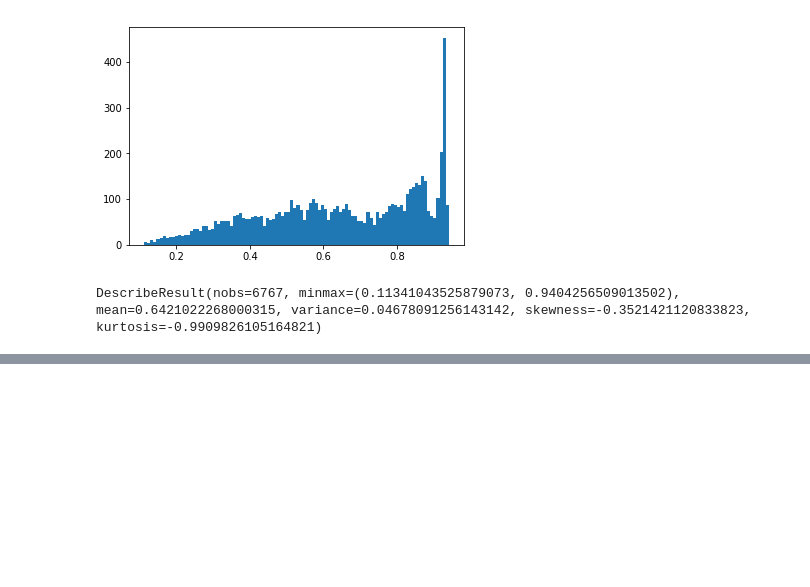
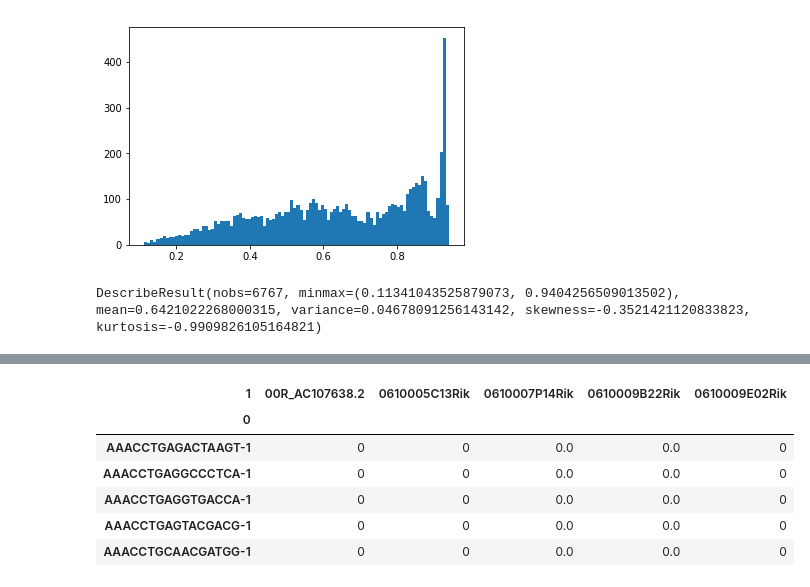
Before and after one commit to mxposed/sickle, a Jupyter notebook: 05-catboost-mca/main.ipynb, the cells around one changed output, grey strips where cells are left out. Cells and saved outputs as stored; diff of their text form; code cells hidden in the pictures; blank space fills up the shorter version.

```diff
--- a/05-catboost-mca/main.ipynb
+++ b/05-catboost-mca/main.ipynb
@@ -149,0 +179,10 @@ model.save_model('./mca-lung-1')
+# %%
+sc1input.iloc[:5,:5]
+# %% [output]
+| 1 | 00R_AC107638.2 | 0610005C13Rik | 0610007P14Rik | 0610009B22Rik | 0610009E02Rik |
+| 0 |  |  |  |  |  |
+| AAACCTGAGACTAAGT-1 | 0 | 0 | 0.0 | 0.0 | 0 |
+| AAACCTGAGGCCCTCA-1 | 0 | 0 | 0.0 | 0.0 | 0 |
+| AAACCTGAGGTGACCA-1 | 0 | 0 | 0.0 | 0.0 | 0 |
+| AAACCTGAGTACGACG-1 | 0 | 0 | 0.0 | 0.0 | 0 |
+| AAACCTGCAACGATGG-1 | 0 | 0 | 0.0 | 0.0 | 0 |
```
Also changed, not shown: parts of 6 cells of this notebook, 1 other file.
